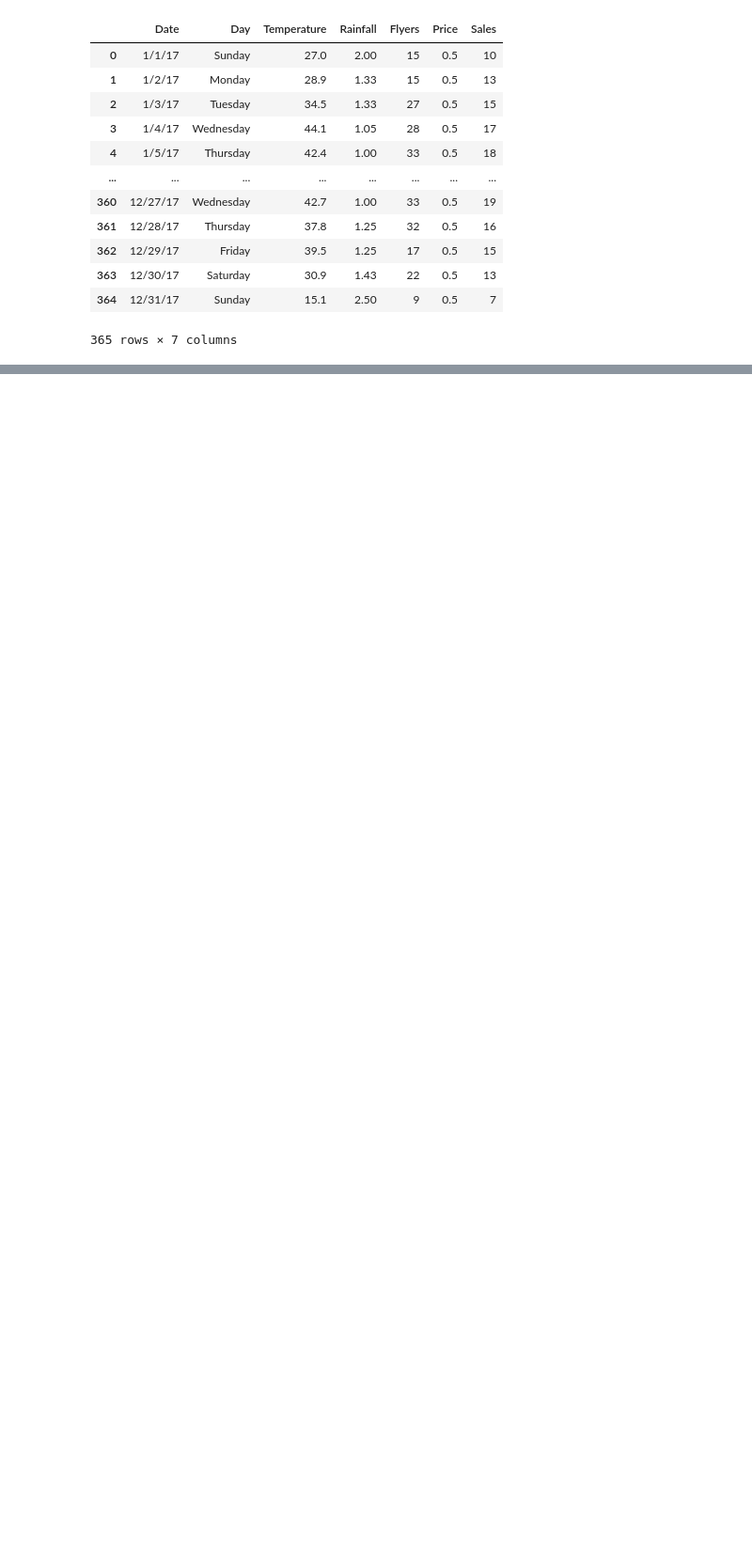
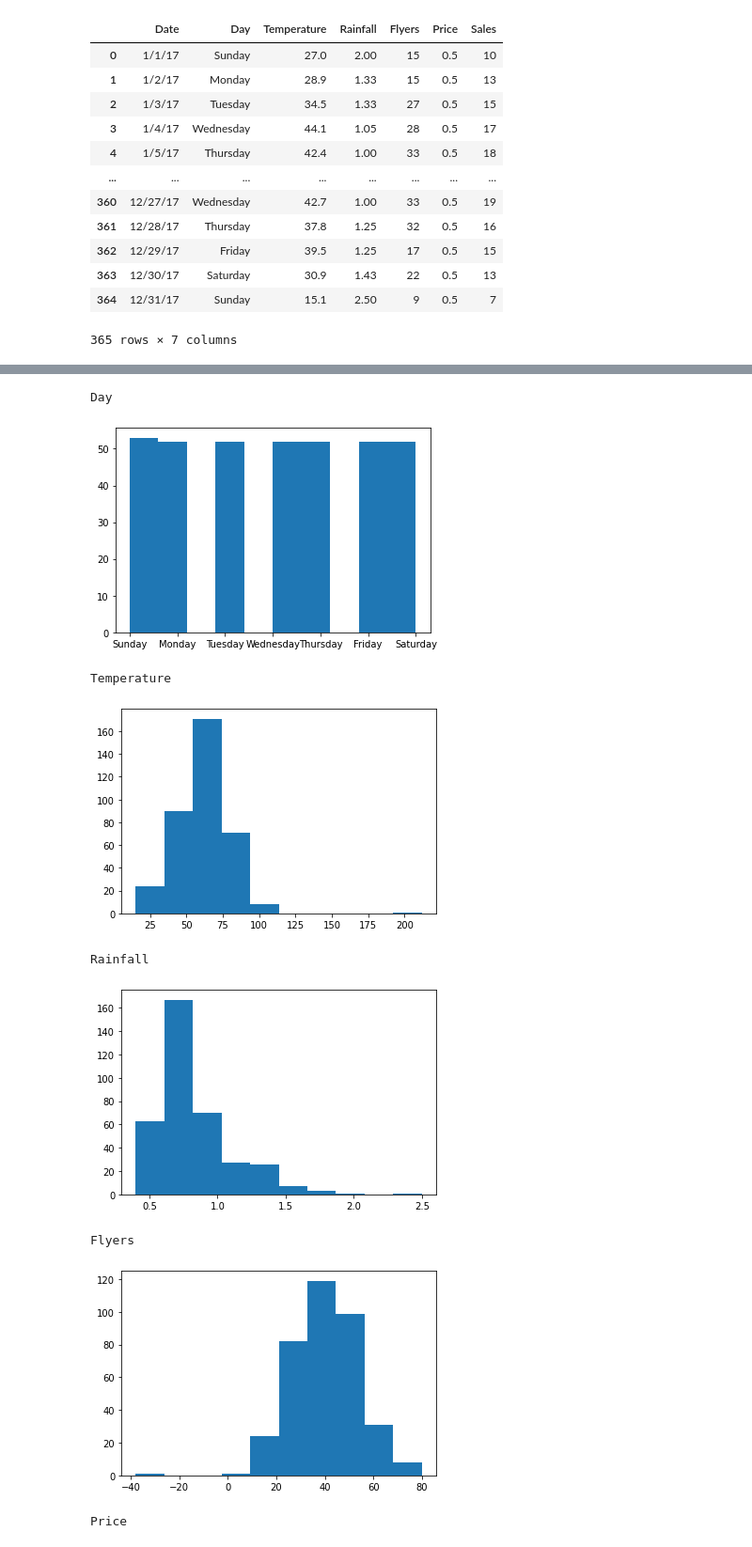
Before and after one commit to raycerna/anomaly-detection-exercises, a Jupyter notebook: continuous_probabilistic_methods.ipynb, the cells around one changed output, grey strips where cells are left out. Shown: that part at 94% size. Drawn from its saved outputs; the diff is of its cells as text; code cells hidden in the pictures; blank space fills up the shorter version.

```diff
--- a/continuous_probabilistic_methods.ipynb
+++ b/continuous_probabilistic_methods.ipynb
@@ -25,0 +82,15 @@ df
+# %%
+for col in df.columns:
+    print(col)
+    plt.hist(df[col])
+    plt.show()
+# %% [output]
+Day
+[figure, added]
+Temperature
+[figure, added]
+Rainfall
+[figure, added]
+Flyers
+[figure, added]
+Price
```
Also changed, not shown: parts of 32 cells of this notebook.
